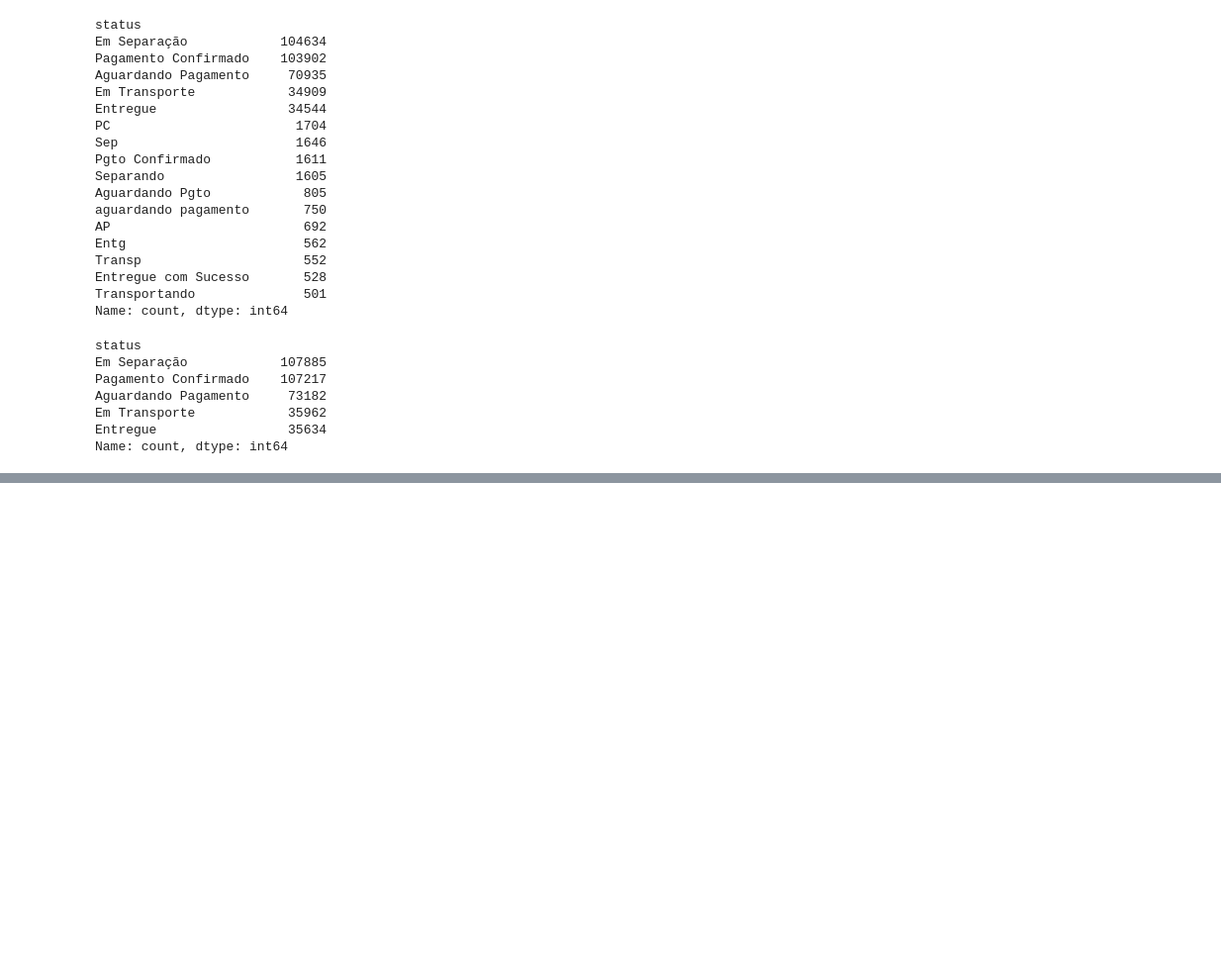
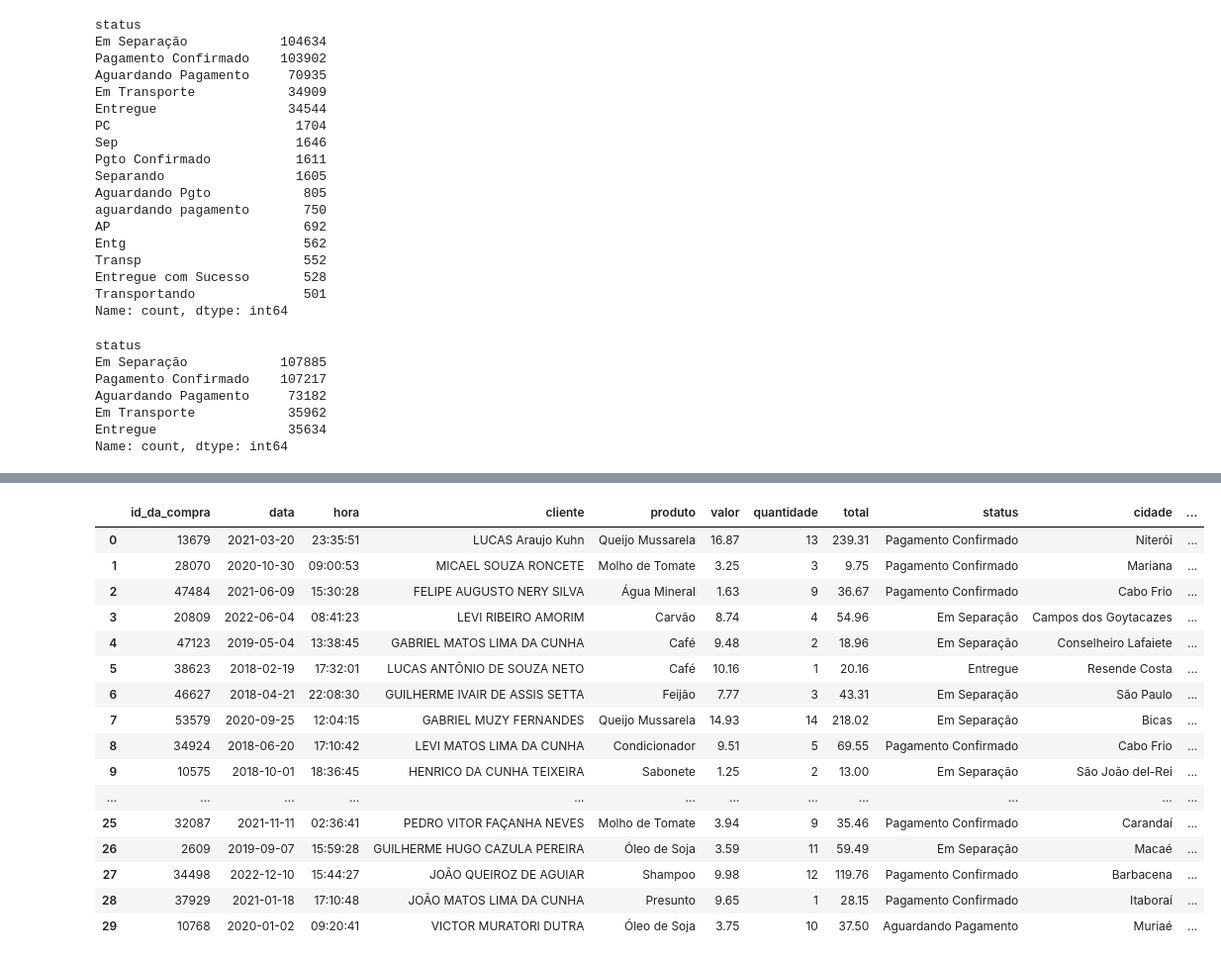
Before and after one commit to otaviotiltado45/Limpeza-de-dados-, a Jupyter notebook: Limpeza.ipynb, the cells around one changed output, grey strips where cells are left out. Shown: that part at 99% size. Saved outputs shown, nothing was run; the diff lists cells and outputs as text; code cells hidden in the pictures; blank space fills up the shorter version.

```diff
--- a/Limpeza.ipynb
+++ b/Limpeza.ipynb
@@ -438,3 +438,24 @@ JOÃO DA CUNHA TEIXEIRA                        1519
  ARTHUR IVAIR DE ASSIS SETTA                     4
  BLENDOW VIEIRA DEMARQUE                         3
  SAMUEL CARLOS DE SOUZA                          3
+# %%
+# exibe o data frame
+df.head(30)
+# %% [output]
+|  | id_da_compra | data | hora | cliente | produto | valor | quantidade | total | status | cidade | ... |
+| 0 | 13679 | 2021-03-20 | 23:35:51 | LUCAS Araujo Kuhn | Queijo Mussarela | 16.87 | 13 | 239.31 | Pagamento Confirmado | Niterói | ... |
+| 1 | 28070 | 2020-10-30 | 09:00:53 | MICAEL SOUZA RONCETE | Molho de Tomate | 3.25 | 3 | 9.75 | Pagamento Confirmado | Mariana | ... |
+| 2 | 47484 | 2021-06-09 | 15:30:28 | FELIPE AUGUSTO NERY SILVA | Água Mineral | 1.63 | 9 | 36.67 | Pagamento Confirmado | Cabo Frio | ... |
+| 3 | 20809 | 2022-06-04 | 08:41:23 | LEVI RIBEIRO AMORIM | Carvão | 8.74 | 4 | 54.96 | Em Separação | Campos dos Goytacazes | ... |
+| 4 | 47123 | 2019-05-04 | 13:38:45 | GABRIEL MATOS LIMA DA CUNHA | Café | 9.48 | 2 | 18.96 | Em Separação | Conselheiro Lafaiete | ... |
+| 5 | 38623 | 2018-02-19 | 17:32:01 | LUCAS ANTÔNIO DE SOUZA NETO | Café | 10.16 | 1 | 20.16 | Entregue | Resende Costa | ... |
+| 6 | 46627 | 2018-04-21 | 22:08:30 | GUILHERME IVAIR DE ASSIS SETTA | Feijão | 7.77 | 3 | 43.31 | Em Separação | São Paulo | ... |
+| 7 | 53579 | 2020-09-25 | 12:04:15 | GABRIEL MUZY FERNANDES | Queijo Mussarela | 14.93 | 14 | 218.02 | Em Separação | Bicas | ... |
+| 8 | 34924 | 2018-06-20 | 17:10:42 | LEVI MATOS LIMA DA CUNHA | Condicionador | 9.51 | 5 | 69.55 | Pagamento Confirmado | Cabo Frio | ... |
+| 9 | 10575 | 2018-10-01 | 18:36:45 | HENRICO DA CUNHA TEIXEIRA | Sabonete | 1.25 | 2 | 13.00 | Em Separação | São João del-Rei | ... |
+| ... | ... | ... | ... | ... | ... | ... | ... | ... | ... | ... | ... |
+| 25 | 32087 | 2021-11-11 | 02:36:41 | PEDRO VITOR FAÇANHA NEVES | Molho de Tomate | 3.94 | 9 | 35.46 | Pagamento Confirmado | Carandaí | ... |
+| 26 | 2609 | 2019-09-07 | 15:59:28 | GUILHERME HUGO CAZULA PEREIRA | Óleo de Soja | 3.59 | 11 | 59.49 | Em Separação | Macaé | ... |
+| 27 | 34498 | 2022-12-10 | 15:44:27 | JOÃO QUEIROZ DE AGUIAR | Shampoo | 9.98 | 12 | 119.76 | Pagamento Confirmado | Barbacena | ... |
+| 28 | 37929 | 2021-01-18 | 17:10:48 | JOÃO MATOS LIMA DA CUNHA | Presunto | 9.65 | 1 | 28.15 | Pagamento Confirmado | Itaboraí | ... |
+| 29 | 10768 | 2020-01-02 | 09:20:41 | VICTOR MURATORI DUTRA | Óleo de Soja | 3.75 | 10 | 37.50 | Aguardando Pagamento | Muriaé | ... |
```
Also changed, not shown: parts of 10 cells of this notebook.
